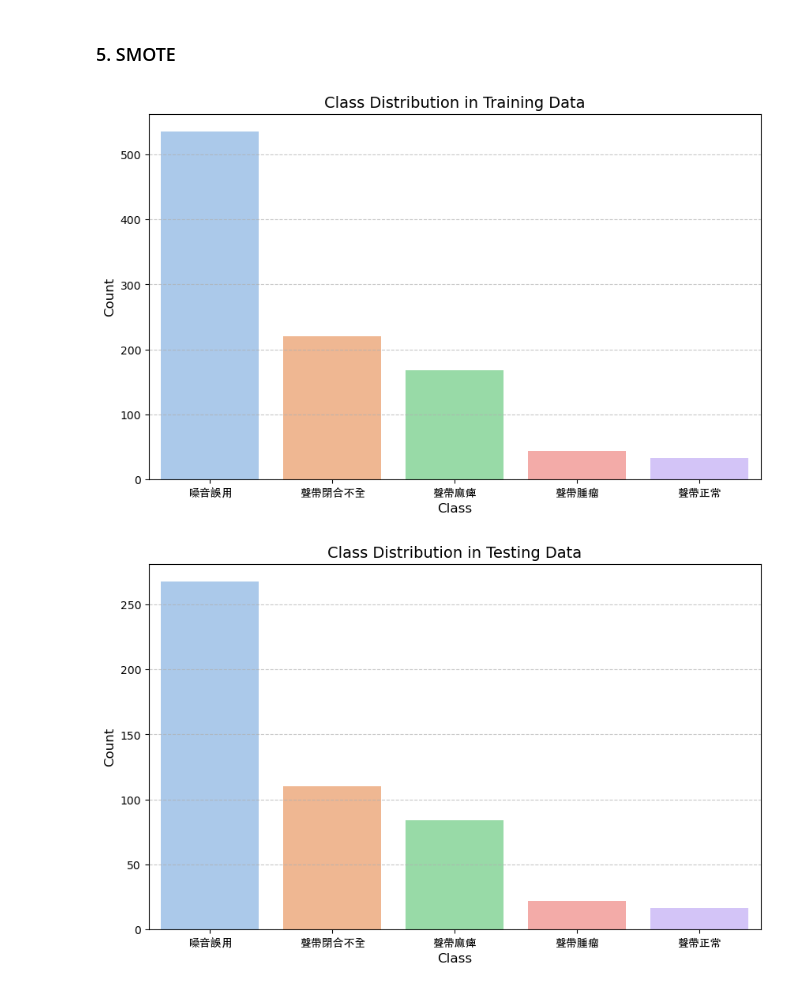
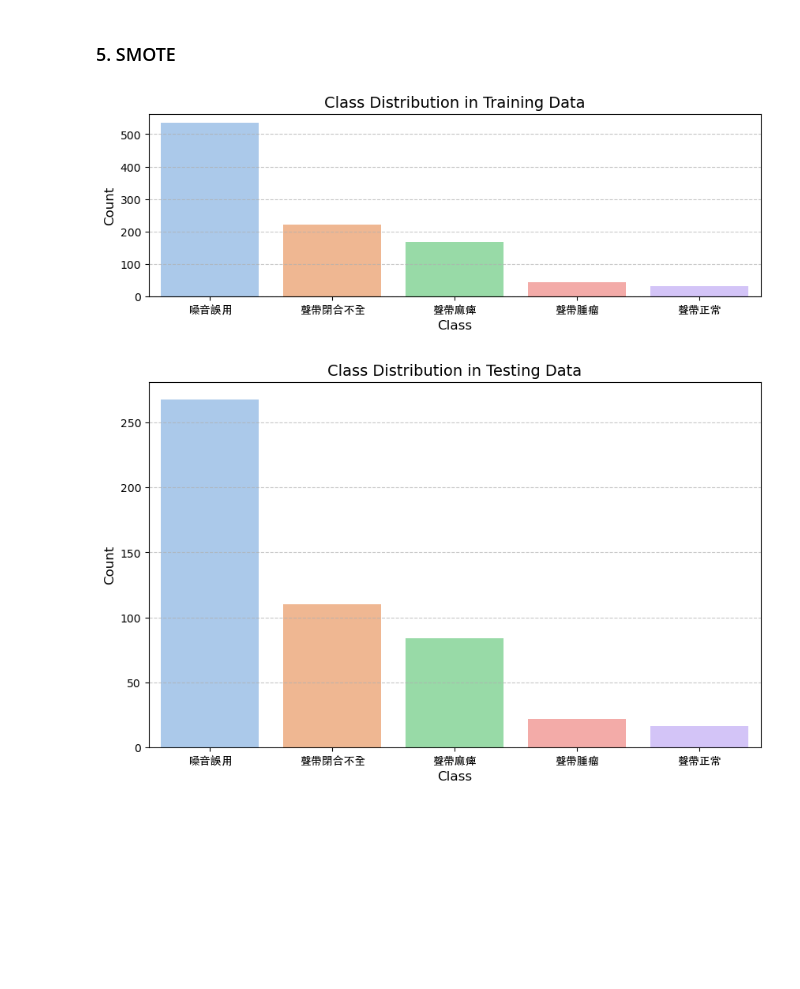
Before and after one commit to edogawa-liang/multimodal-pathological-voice-classification, a Jupyter notebook: main.ipynb, the cells around one changed output. Cells and saved outputs as stored; diff of their text form; code cells hidden in the pictures; blank space fills up the shorter version.

```diff
--- a/main.ipynb
+++ b/main.ipynb
@@ -276,20 +276,20 @@ X4_test:  (500, 62)
 # %%
 if isinstance(y_train, (list, np.ndarray)):
     y_train = pd.Series(y_train, name="Class")
 
 class_counts = y_train.value_counts().sort_index()
 
-plt.figure(figsize=(10 ,6))
+plt.figure(figsize=(10 ,3))
 sns.barplot(x=class_counts.index, y=class_counts.values, palette="pastel")
 plt.title("Class Distribution in Training Data", fontsize=14)
 plt.xlabel("Class", fontsize=12)
 plt.ylabel("Count", fontsize=12)
 plt.xticks(range(5), ['嗓音誤用', '聲帶閉合不全', '聲帶麻痺', '聲帶腫瘤', '聲帶正常'], fontsize=10, font_properties=font_prop)
 plt.yticks(fontsize=10)
 plt.grid(axis="y", linestyle="--", alpha=0.7)
 plt.show()
 # %% [output]
-[figure, old version]
+[figure, new version]
 # %%
 if isinstance(y_test, (list, np.ndarray)):
     y_test= pd.Series(y_test, name="Class")
```
Also changed, not shown: parts of 4 cells of this notebook, 1 other file.
